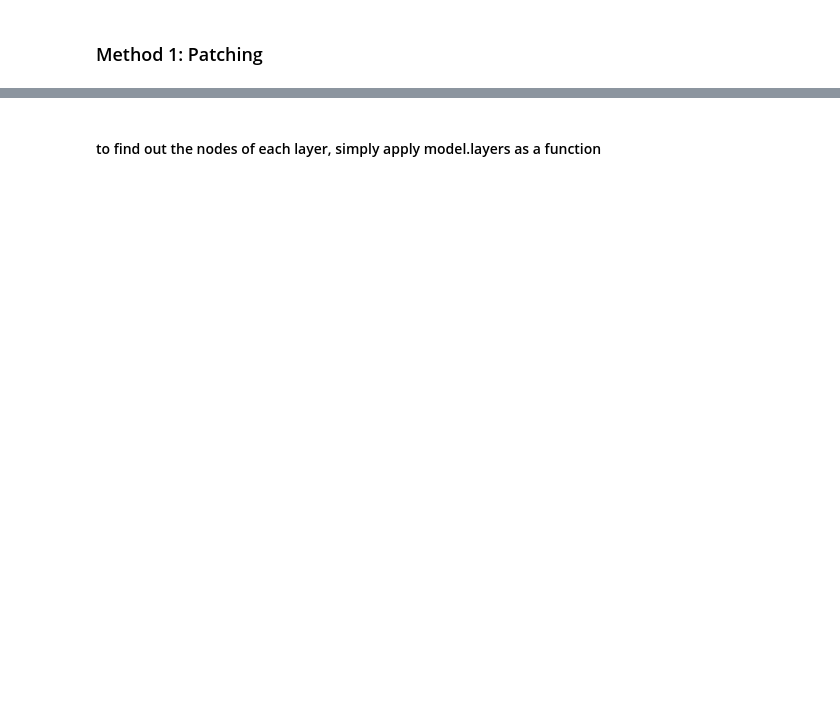
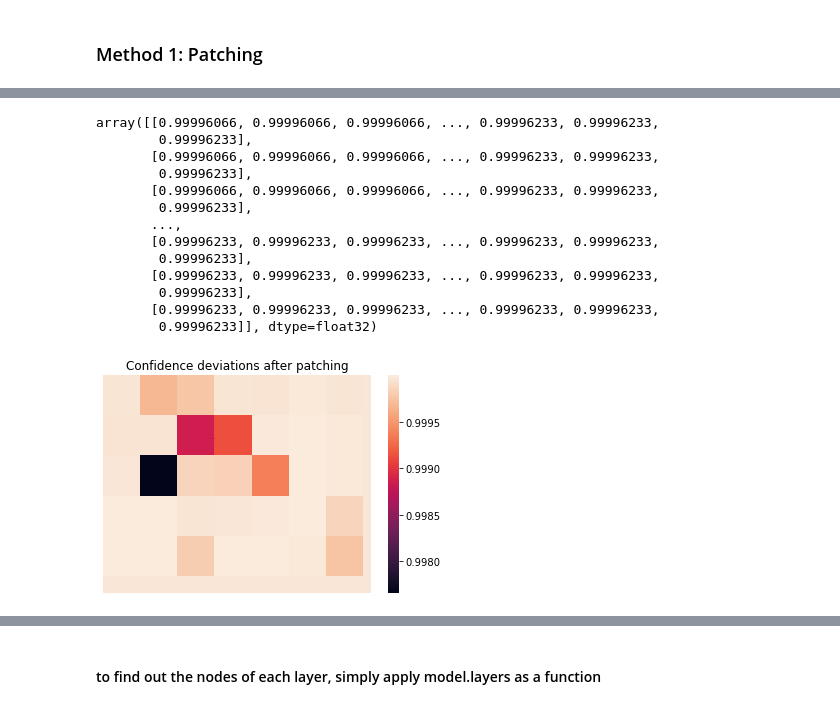
Before and after one commit to Tofudog/C-3BO_2, a Jupyter notebook: bb8_training.ipynb, the cells around one changed output, grey strips where cells are left out. Drawn from its saved outputs; the diff is of its cells as text; code cells hidden in the pictures; blank space fills up the shorter version.

```diff
--- a/bb8_training.ipynb
+++ b/bb8_training.ipynb
@@ -193,11 +434,11 @@ print("Saved model to disk")
 # %%
 # load json and create model
-json_file = open('model.json', 'r')
+json_file = open('model2.json', 'r')
 loaded_model_json = json_file.read()
 json_file.close()
 loaded_model = model_from_json(loaded_model_json)
 # load weights into new model
-loaded_model.load_weights("model.h5")
+loaded_model.load_weights("model2.h5")
 print("Loaded model from disk")
 # %% [output]
 Loaded model from disk
@@ -218,6 +523,7 @@ array([-10.152034 ,  -2.1077826, -10.351114 ,  12.984381 ], dtype=float32)
 # %% [markdown]
 ### Method 1: Patching
 # %%
+#best to change the output visual to a heatmap or something
 def patchImage(image, clf, window_size=(50,50)):
     pred_score = clf.predict(np.expand_dims(image, axis=0)) #should output five distinct float values
     idx = np.argmax(pred_score)
@@ -236,7 +542,7 @@ def patchImage(image, clf, window_size=(50,50)):
             p_score = np.max(clf.predict( np.expand_dims(patched_img, axis=0) ))
             patch_scores[r1:r2, c1:c2] = np.full(window_size, p_score)
             col_end += window_size[0]
-            print(p_score)
+            #print(p_score)
         col_end = window_size[0]
         row_end += window_size[1]
 
@@ -244,4 +550,9 @@ def patchImage(image, clf, window_size=(50,50)):
 #     #but also display the significant values
 #     plt.show()
 #     plt.imshow(np.patch_scores)
+    hmap = sns.heatmap(patch_scores)
+    hmap.set_title("Confidence deviations after patching")
+    hmap.set_xticks([])
+    hmap.set_yticks([])
+    sns.color_palette("light:#5A9", as_cmap=True)
     return patch_scores
@@ -251,0 +559,17 @@ np.expand_dims(X_test[0], axis=0).shape
+# %%
+patchImage(X_test[0], loaded_model,)
+# %% [output]
+array([[0.99996066, 0.99996066, 0.99996066, ..., 0.99996233, 0.99996233,
+        0.99996233],
+       [0.99996066, 0.99996066, 0.99996066, ..., 0.99996233, 0.99996233,
+        0.99996233],
+       [0.99996066, 0.99996066, 0.99996066, ..., 0.99996233, 0.99996233,
+        0.99996233],
+       ...,
+       [0.99996233, 0.99996233, 0.99996233, ..., 0.99996233, 0.99996233,
+        0.99996233],
+       [0.99996233, 0.99996233, 0.99996233, ..., 0.99996233, 0.99996233,
+        0.99996233],
+       [0.99996233, 0.99996233, 0.99996233, ..., 0.99996233, 0.99996233,
+        0.99996233]], dtype=float32)
+[figure, added]
```
Also changed, not shown: parts of 120 cells of this notebook.
